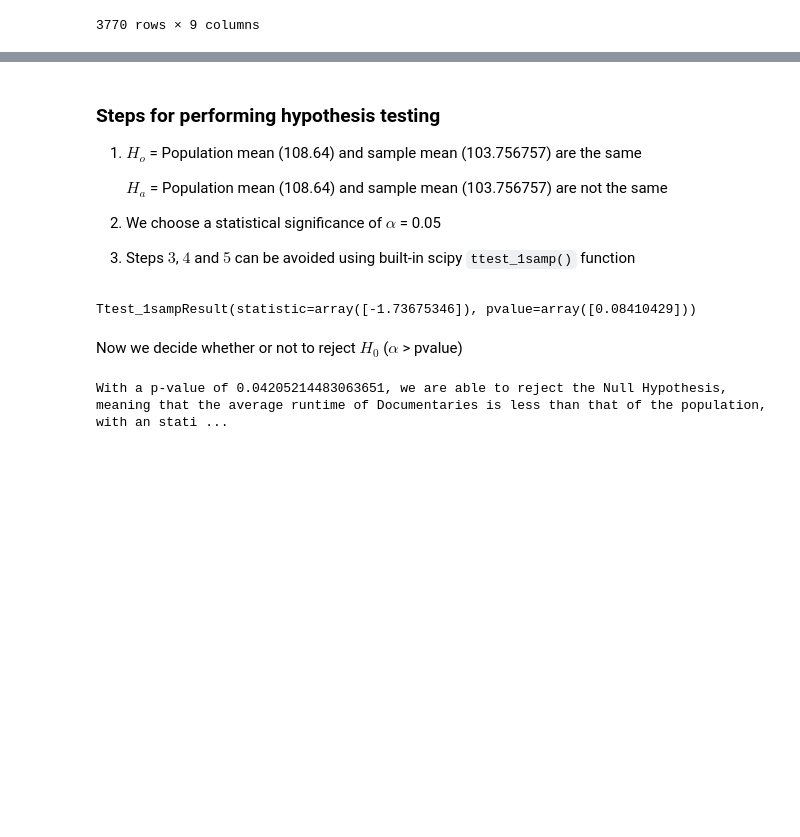
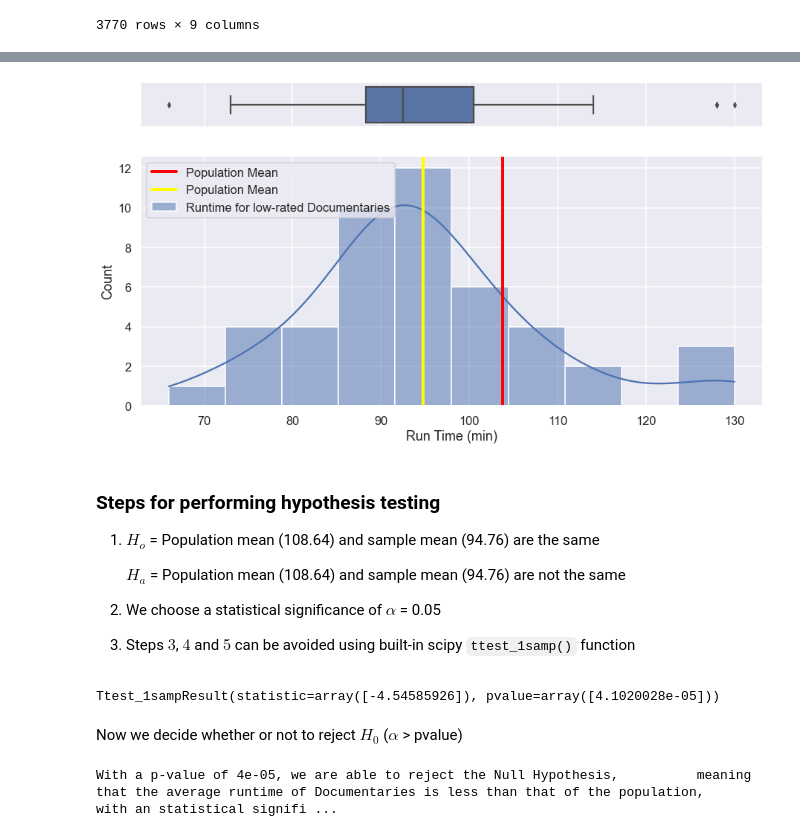
Before and after one commit to omunozsanchezdeloitte/Capstone---LPod-3, a Jupyter notebook: index.ipynb, the cells around one changed output, grey strips where cells are left out. Drawn from its saved outputs; the diff is of its cells as text; code cells hidden in the pictures; blank space fills up the shorter version.

Commit message:
Fixing Hypothesis Test...

```diff
--- a/index.ipynb
+++ b/index.ipynb
@@ -328,0 +314,3 @@ sns.histplot(sample2, kde=True);
+# %%
+sample = population[population['averagerating'] < 7.1][['runtime_minutes']]
+sample.describe()
@@ -329,10 +327,24 @@ sns.histplot(sample2, kde=True);
+# %%
+fig,(ax_box, ax_hist) = plt.subplots(2, figsize=(15,8), sharex=True, gridspec_kw={"height_ratios": (.15, .85)})
+
+sns.boxplot(sample['runtime_minutes'], ax=ax_box)
+sns.histplot(sample['runtime_minutes'], kde=True,label='Runtime for low-rated Documentaries',ax = ax_hist)
+
+ax_hist.set_xlabel('Run Time (min)')
+ax_box.set_xlabel('')
+
+ax_hist.axvline(103.75,c='red',label='Population Mean',lw=4)
+ax_hist.axvline(94.76,c='yellow',label='Population Mean',lw=4)
+ax_hist.legend(loc='upper left');
+# %% [output]
+[figure, added]
 # %% [markdown]
 ### Steps for performing hypothesis testing
 
 
-1. **$H_o$** = Population mean (108.64) and sample mean (103.756757) are the same
+1. **$H_o$** = Population mean (108.64) and sample mean (94.76) are the same
 
-   **$H_a$** = Population mean (108.64) and sample mean (103.756757) are not the same
+   **$H_a$** = Population mean (108.64) and sample mean (94.76) are not the same
 
 
 2. We choose a statistical significance of $\alpha$ = 0.05
@@ -341,23 +353,23 @@ sns.histplot(sample2, kde=True);
 3. Steps $3$, $4$ and $5$ can be avoided using built-in scipy `ttest_1samp()` function
 # %%
 results = stats.ttest_1samp(
-    a=sample2,   # the entire array-like sample
-    popmean=108.64 # the mean you are testing the sample against
+    a=sample,   # the entire array-like sample
+    popmean=103.756757 # the mean you are testing the sample against
 )
 
 results
 # %% [output]
-Ttest_1sampResult(statistic=array([-1.73675346]), pvalue=array([0.08410429]))
+Ttest_1sampResult(statistic=array([-4.54585926]), pvalue=array([4.1020028e-05]))
 # %% [markdown]
 Now we decide whether or not to reject $H_0$  ($\alpha$ > pvalue)
 # %%
-resolution = results[1][0]/2 < 0.05
+resolution = results[1][0] < 0.05
 
 if resolution == True:
-    print(f'With a p-value of {results[1][0]/2}, we are able to reject the Null Hypothesis,\
+    print(f'With a p-value of {round(results[1][0],5)}, we are able to reject the Null Hypothesis,\
           meaning that the average runtime of Documentaries is less than that of the population,\
           with an statistical significance of 5%')
 else:
-    print(f'With a p-value of {results[1][0]/2}, we are unable to reject the Null Hypothesis')
+    print(f'With a p-value of {results[1][0]}, we are unable to reject the Null Hypothesis')
 # %% [output]
-With a p-value of 0.04205214483063651, we are able to reject the Null Hypothesis,          meaning that the average runtime of Documentaries is less than that of the population,          with an stati ...
+With a p-value of 4e-05, we are able to reject the Null Hypothesis,          meaning that the average runtime of Documentaries is less than that of the population,          with an statistical signifi ...
```
Also changed, not shown: parts of 12 cells of this notebook.
